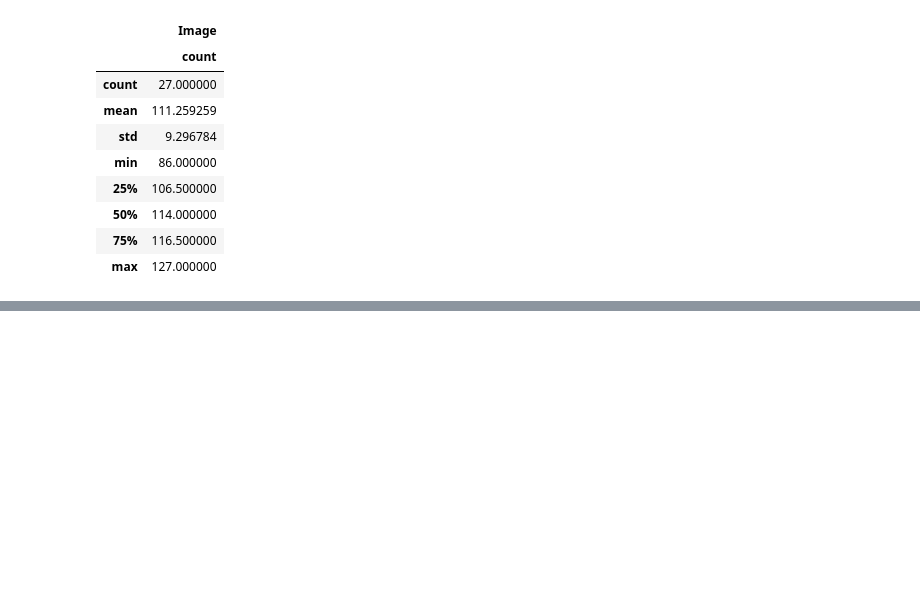
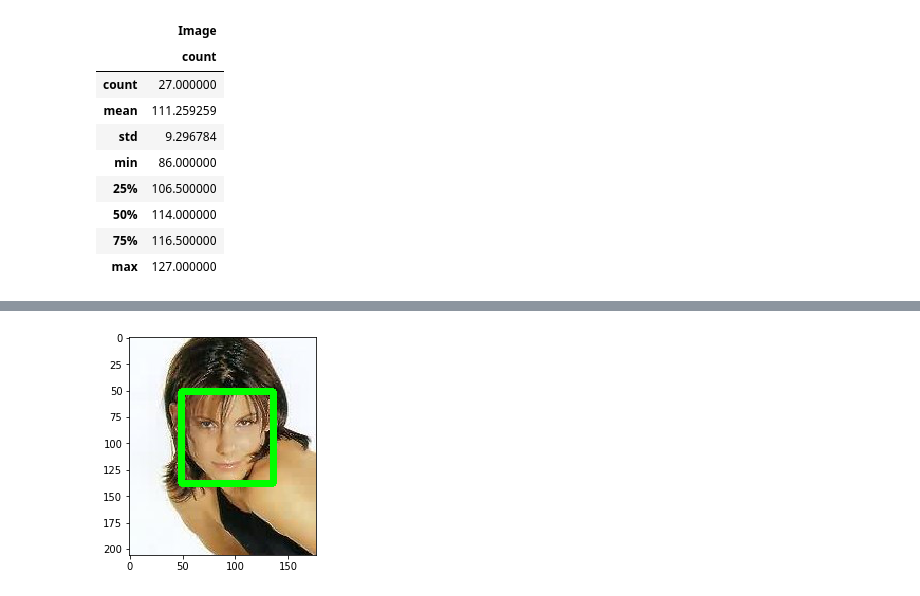
Before and after one commit to NihPat95/Face-Recognition, a Jupyter notebook: FaceRecognition.ipynb, the cells around one changed output, grey strips where cells are left out. Saved outputs shown, nothing was run; the diff lists cells and outputs as text; code cells hidden in the pictures; blank space fills up the shorter version.

Commit message:
Face detection done

```diff
--- a/FaceRecognition.ipynb
+++ b/FaceRecognition.ipynb
@@ -34,0 +49,24 @@ display_image(clebs.iloc[i]['Image'])
+# %%
+def detect_faces(test_image, display=True, scaleFactor = 1.1):
+    cascade = cv2.CascadeClassifier('./data/haarcascades/haarcascade_frontalface_default.xml')
+    # create a copy of the image to prevent any changes to the original one.
+    image_copy = test_image.copy()
+
+    #convert the test image to gray scale as opencv face detector expects gray images
+    gray_image = cv2.cvtColor(image_copy, cv2.COLOR_BGR2GRAY)
+
+    # Applying the haar classifier to detect faces
+    faces_rect = cascade.detectMultiScale(gray_image, scaleFactor=scaleFactor, minNeighbors=5)
+
+    for (x, y, w, h) in faces_rect:
+        cv2.rectangle(image_copy, (x, y), (x+w, y+h), (0, 255, 0), 5)
+
+    if display:
+        plt.imshow(convertToRGB(faces))
+
+    return image_copy
+# %%
+img_raw = get_opencv2_image(base64image)
+faces = detect_faces(img_raw)
+# %% [output]
+[figure, added]
```
Also changed, not shown: parts of 4 cells of this notebook, 40 other files.
